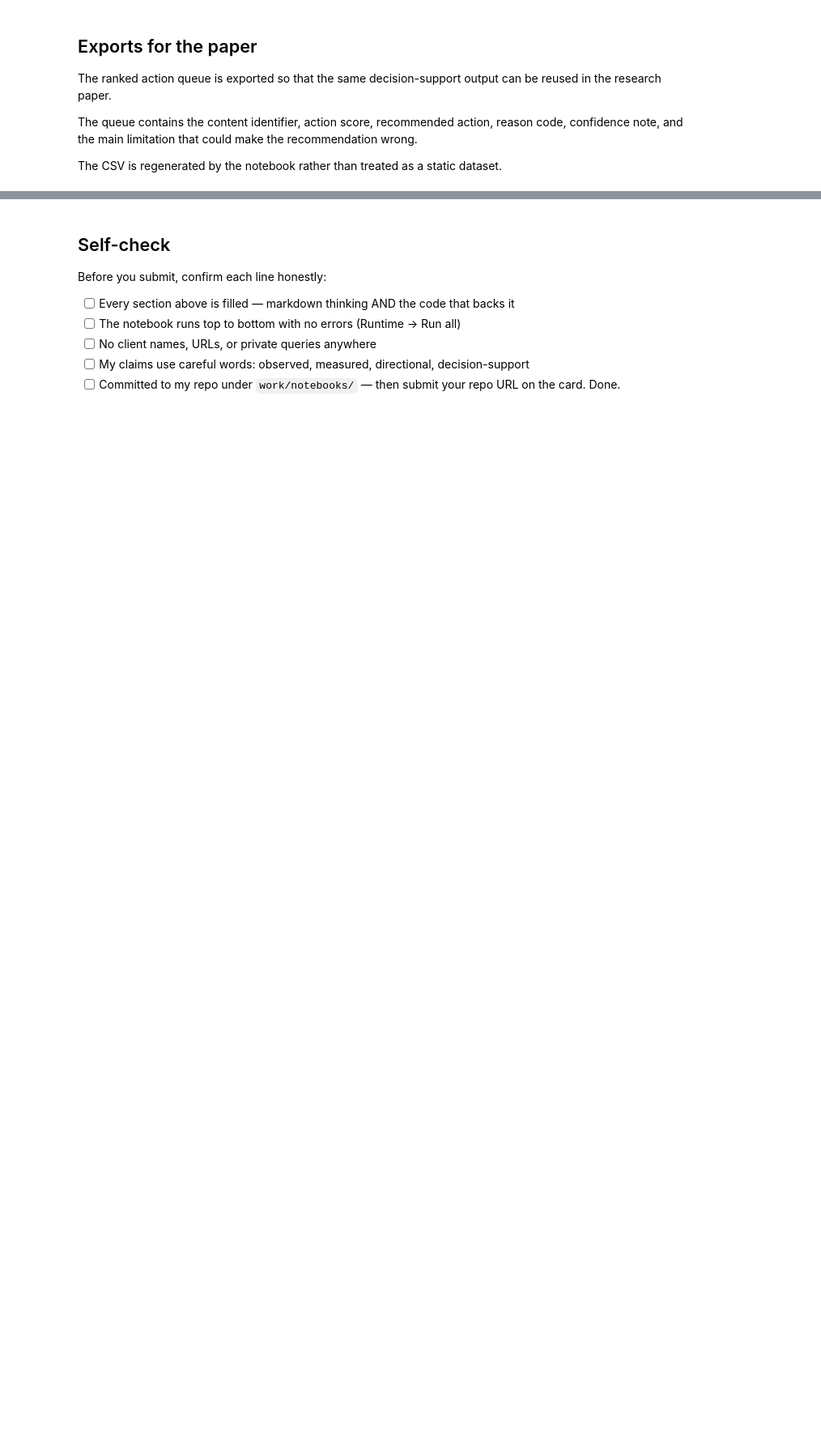
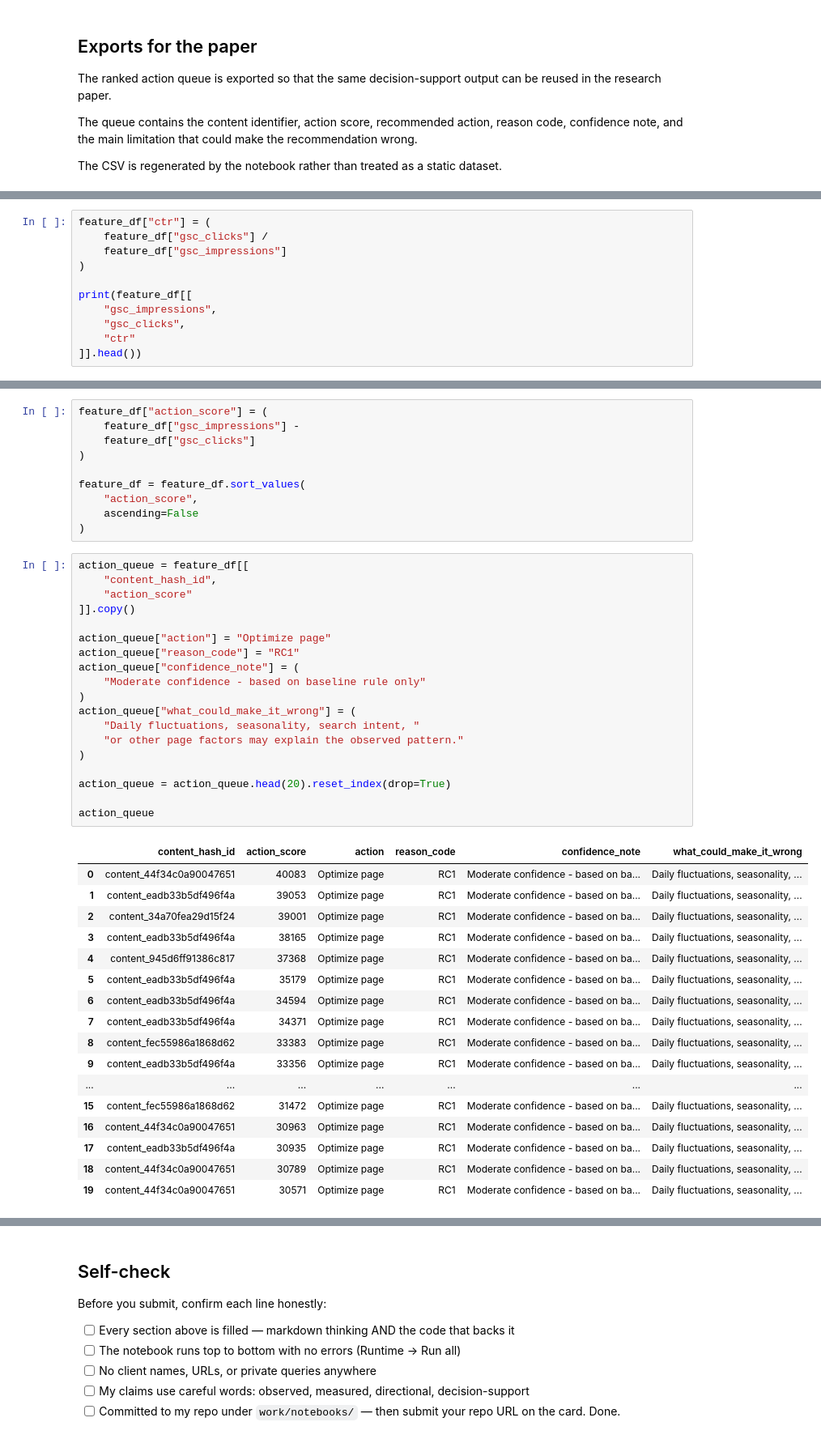
Before and after one commit to Vaib-raksh/Intern-ML, a Jupyter notebook: work/notebooks/w07_action_playbook.ipynb, the cells around one changed output, grey strips where cells are left out. Shown at 81% size. Cells and saved outputs as stored; diff of their text form; blank space fills up the shorter version.

```diff
--- a/work/notebooks/w07_action_playbook.ipynb
+++ b/work/notebooks/w07_action_playbook.ipynb
@@ -90,0 +144,11 @@ The CSV is regenerated by the notebook rather than treated as a static dataset.
+# %%
+feature_df["ctr"] = (
+    feature_df["gsc_clicks"] /
+    feature_df["gsc_impressions"]
+)
+
+print(feature_df[[
+    "gsc_impressions",
+    "gsc_clicks",
+    "ctr"
+]].head())
@@ -90,0 +162,47 @@ The CSV is regenerated by the notebook rather than treated as a static dataset.
+# %%
+feature_df["action_score"] = (
+    feature_df["gsc_impressions"] -
+    feature_df["gsc_clicks"]
+)
+
+feature_df = feature_df.sort_values(
+    "action_score",
+    ascending=False
+)
+# %%
+action_queue = feature_df[[
+    "content_hash_id",
+    "action_score"
+]].copy()
+
+action_queue["action"] = "Optimize page"
+action_queue["reason_code"] = "RC1"
+action_queue["confidence_note"] = (
+    "Moderate confidence - based on baseline rule only"
+)
+action_queue["what_could_make_it_wrong"] = (
+    "Daily fluctuations, seasonality, search intent, "
+    "or other page factors may explain the observed pattern."
+)
+
+action_queue = action_queue.head(20).reset_index(drop=True)
+
+action_queue
+# %% [output]
+|  | content_hash_id | action_score | action | reason_code | confidence_note | what_could_make_it_wrong |
+| 0 | content_44f34c0a90047651 | 40083 | Optimize page | RC1 | Moderate confidence - based on ba... | Daily fluctuations, seasonality, ... |
+| 1 | content_eadb33b5df496f4a | 39053 | Optimize page | RC1 | Moderate confidence - based on ba... | Daily fluctuations, seasonality, ... |
+| 2 | content_34a70fea29d15f24 | 39001 | Optimize page | RC1 | Moderate confidence - based on ba... | Daily fluctuations, seasonality, ... |
+| 3 | content_eadb33b5df496f4a | 38165 | Optimize page | RC1 | Moderate confidence - based on ba... | Daily fluctuations, seasonality, ... |
+| 4 | content_945d6ff91386c817 | 37368 | Optimize page | RC1 | Moderate confidence - based on ba... | Daily fluctuations, seasonality, ... |
+| 5 | content_eadb33b5df496f4a | 35179 | Optimize page | RC1 | Moderate confidence - based on ba... | Daily fluctuations, seasonality, ... |
+| 6 | content_eadb33b5df496f4a | 34594 | Optimize page | RC1 | Moderate confidence - based on ba... | Daily fluctuations, seasonality, ... |
+| 7 | content_eadb33b5df496f4a | 34371 | Optimize page | RC1 | Moderate confidence - based on ba... | Daily fluctuations, seasonality, ... |
+| 8 | content_fec55986a1868d62 | 33383 | Optimize page | RC1 | Moderate confidence - based on ba... | Daily fluctuations, seasonality, ... |
+| 9 | content_eadb33b5df496f4a | 33356 | Optimize page | RC1 | Moderate confidence - based on ba... | Daily fluctuations, seasonality, ... |
+| ... | ... | ... | ... | ... | ... | ... |
+| 15 | content_fec55986a1868d62 | 31472 | Optimize page | RC1 | Moderate confidence - based on ba... | Daily fluctuations, seasonality, ... |
+| 16 | content_44f34c0a90047651 | 30963 | Optimize page | RC1 | Moderate confidence - based on ba... | Daily fluctuations, seasonality, ... |
+| 17 | content_eadb33b5df496f4a | 30935 | Optimize page | RC1 | Moderate confidence - based on ba... | Daily fluctuations, seasonality, ... |
+| 18 | content_44f34c0a90047651 | 30789 | Optimize page | RC1 | Moderate confidence - based on ba... | Daily fluctuations, seasonality, ... |
+| 19 | content_44f34c0a90047651 | 30571 | Optimize page | RC1 | Moderate confidence - based on ba... | Daily fluctuations, seasonality, ... |
```
Also changed, not shown: parts of 6 cells of this notebook.
